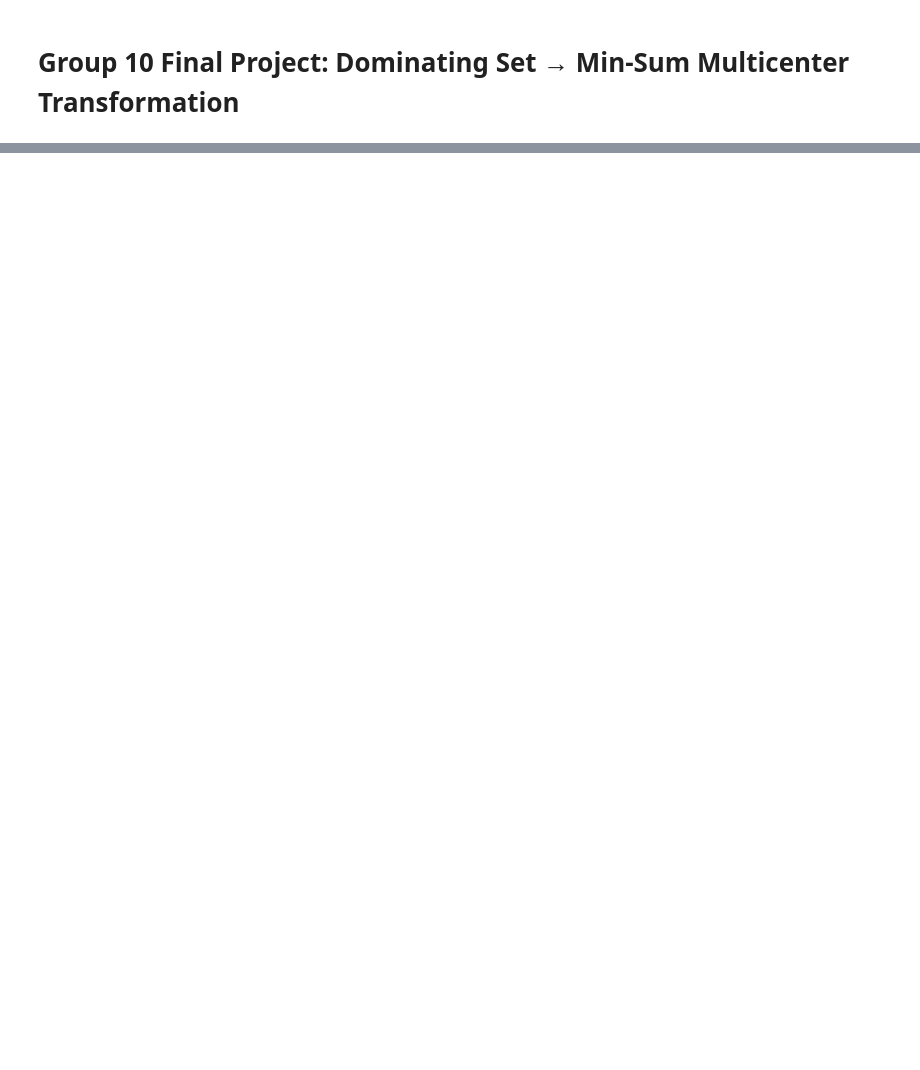
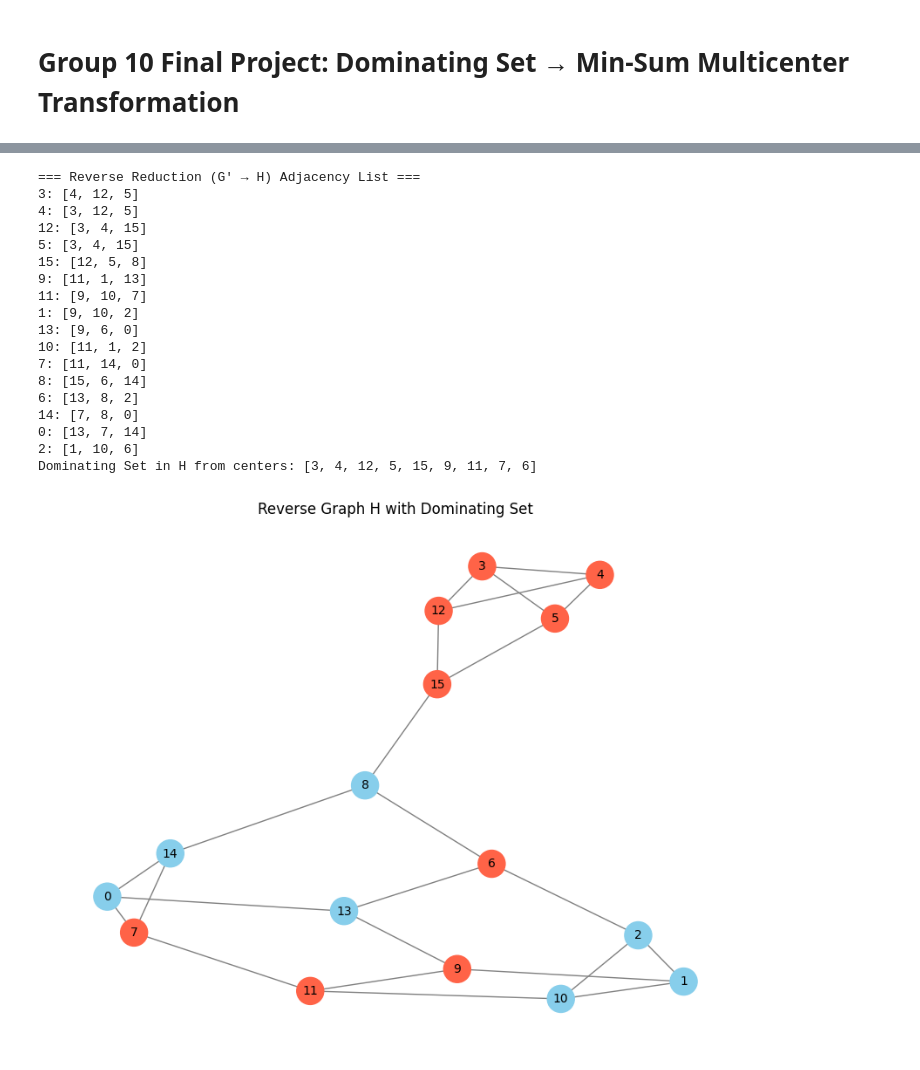
Before and after one commit to JenishPatel20/DOM_Sets_To_MSMC, a Jupyter notebook: DomToMinSum_Jup.ipynb, the cells around one changed output, grey strips where cells are left out. Saved outputs shown, nothing was run; the diff lists cells and outputs as text; code cells hidden in the pictures; blank space fills up the shorter version.

```diff
--- a/DomToMinSum_Jup.ipynb
+++ b/DomToMinSum_Jup.ipynb
@@ -81,7 +81,7 @@ def reverse_multicenter_to_ds(g_prime, centers, radius):
     return H
 # %%
 # === Step 8: Main Execution ===
-filename = "input_16.csv"
+filename = "input_16 vertices.csv"
 k = 9
 # %%
 # Load and transform
@@ -119,18 +152,38 @@ if centers:
 # %%
-# Reverse direction
+if centers:
     radius = max(
         min(nx.shortest_path_length(g_prime, v, s, weight='weight') for s in centers)
         for v in g_prime.nodes()
     )
     H = reverse_multicenter_to_ds(g_prime, centers, radius)
     print("\n=== Reverse Reduction (G′ → H) Adjacency List ===")
     for u in H.nodes():
         print(f"{u}: {list(H.neighbors(u))}")
     dom_set = [s for s in centers if all(any(nx.has_path(H, s, v) for s in centers) for v in H.nodes())]
     if dom_set:
         print(f"Dominating Set in H from centers: {dom_set}")
         visualize_graph(H, "Reverse Graph H with Dominating Set", highlight_nodes=dom_set)
     else:
         print("Could not form valid dominating set in reverse graph.")
 else:
     print("No feasible set of centers found.")
+# %% [output]
+=== Reverse Reduction (G′ → H) Adjacency List ===
+3: [4, 12, 5]
+4: [3, 12, 5]
+12: [3, 4, 15]
+5: [3, 4, 15]
+15: [12, 5, 8]
+9: [11, 1, 13]
+11: [9, 10, 7]
+1: [9, 10, 2]
+13: [9, 6, 0]
+10: [11, 1, 2]
+7: [11, 14, 0]
+8: [15, 6, 14]
+6: [13, 8, 2]
+14: [7, 8, 0]
+0: [13, 7, 14]
+2: [1, 10, 6]
+Dominating Set in H from centers: [3, 4, 12, 5, 15, 9, 11, 7, 6]
+[figure, added]
```
Also changed, not shown: parts of 5 cells of this notebook.
